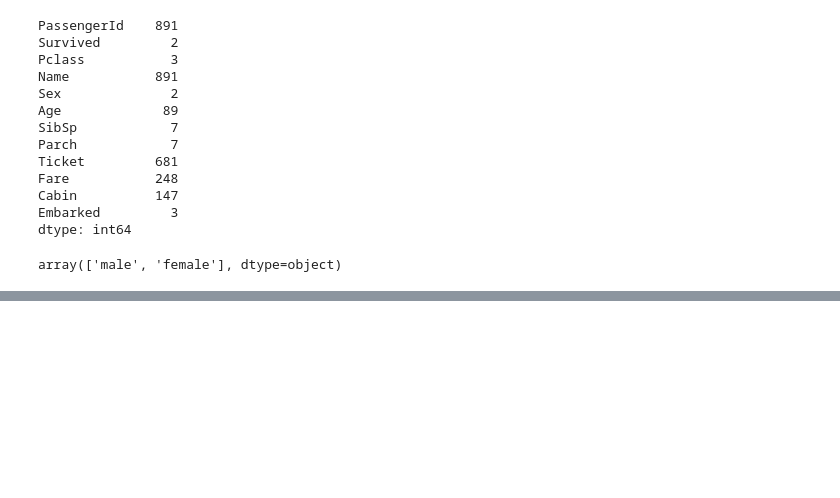
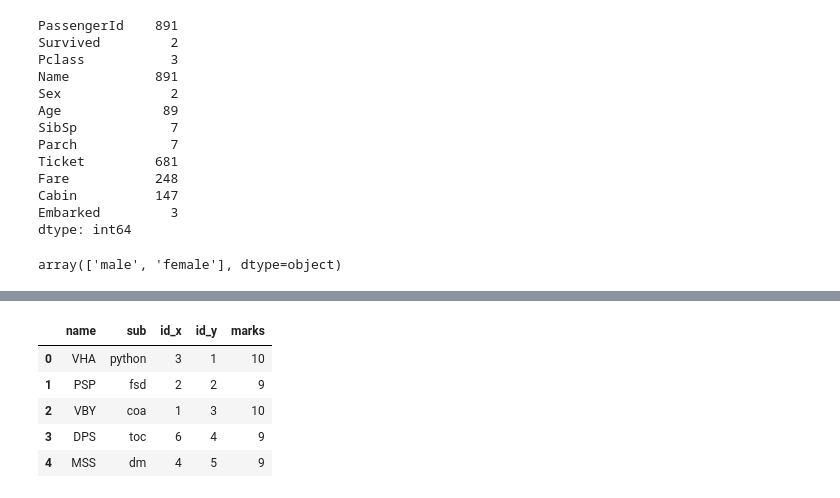
Before and after one commit to BhavyaDoriya/Python-2, a Jupyter notebook: T1/Pandas.ipynb, the cells around one changed output, grey strips where cells are left out. Drawn from its saved outputs; the diff is of its cells as text; code cells hidden in the pictures; blank space fills up the shorter version.

```diff
--- a/T1/Pandas.ipynb
+++ b/T1/Pandas.ipynb
@@ -995,0 +1248,9 @@ Name: Embarked, dtype: int64
+# %%
+pd.merge(df1,df2,left_index=True,right_index=True)
+# %% [output]
+|  | name | sub | id_x | id_y | marks |
+| 0 | VHA | python | 3 | 1 | 10 |
+| 1 | PSP | fsd | 2 | 2 | 9 |
+| 2 | VBY | coa | 1 | 3 | 10 |
+| 3 | DPS | toc | 6 | 4 | 9 |
+| 4 | MSS | dm | 4 | 5 | 9 |
```
Also changed, not shown: parts of 54 cells of this notebook, 8 other files.
